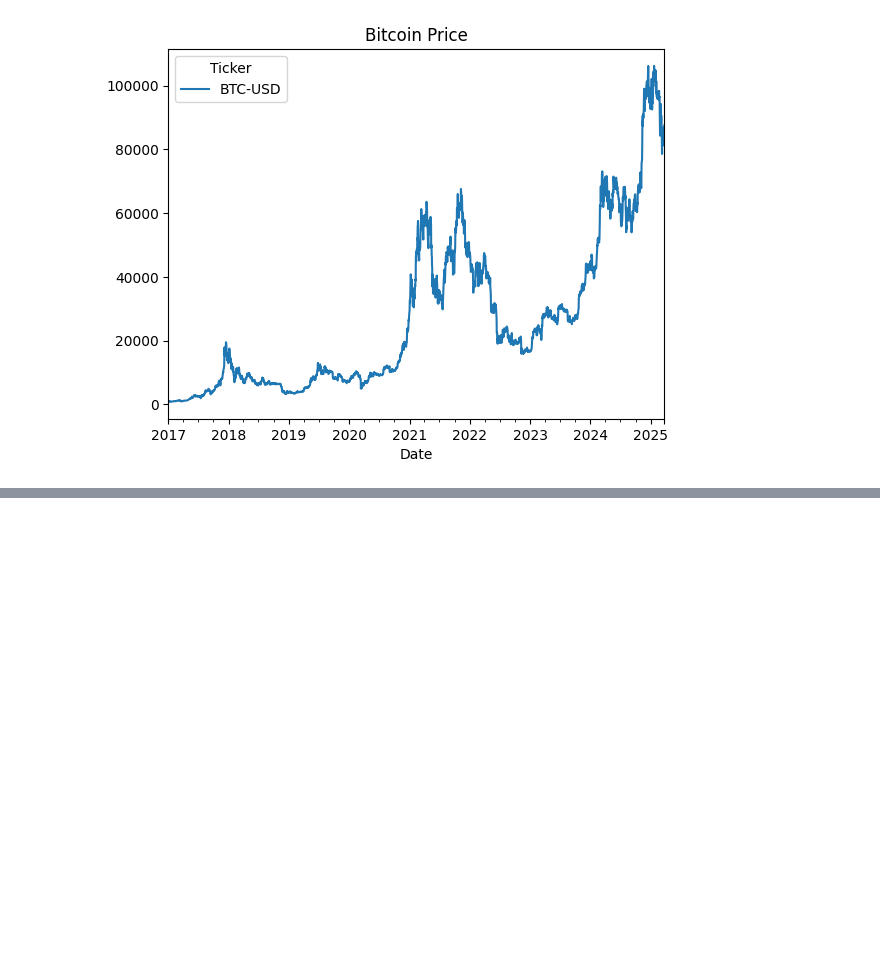
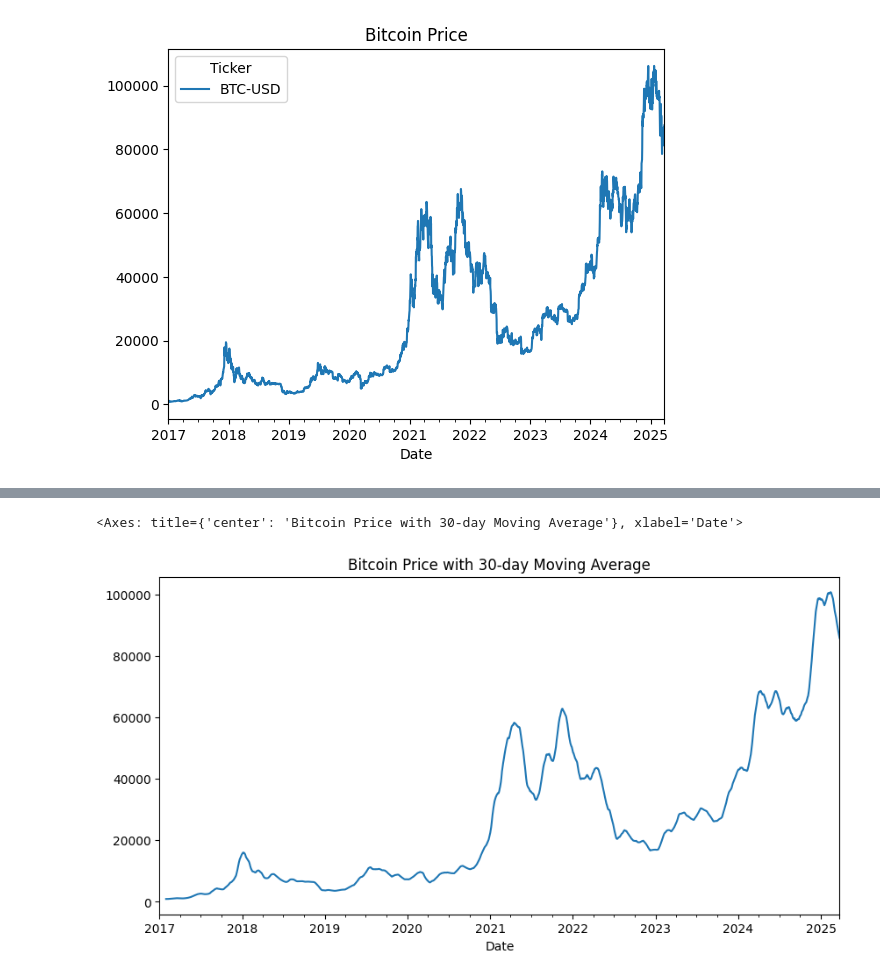
Before and after one commit to luizka00/bitcoin_data, a Jupyter notebook: Untitled.ipynb, the cells around one changed output, grey strips where cells are left out. Cells and saved outputs as stored; diff of their text form; code cells hidden in the pictures; blank space fills up the shorter version.

Commit message:
Moving average

```diff
--- a/Untitled.ipynb
+++ b/Untitled.ipynb
@@ -68,3 +67,13 @@ btc_data['Close'].plot(title = "Bitcoin Price")
 # %% [output]
 <Axes: title={'center': 'Bitcoin Price'}, xlabel='Date'>
 [figure]
+# %%
+print(btc_data['Close'].isna().sum())
+print(btc_data.columns)
+
+#write a function to calculate moving average.
+def moving_average(data,window):
+    return data.rolling(window = window).mean()
+#calculate moving average for 30 days
+btc_data['MA30'] = moving_average(btc_data['Close', 'BTC-USD'], 30)
+print(btc_data[['MA30']])
@@ -70,0 +98,5 @@ btc_data['Close'].plot(title = "Bitcoin Price")
+# %%
+btc_data['MA30'].plot(title = "Bitcoin Price with 30-day Moving Average", figsize=(10,5), grid= False)
+# %% [output]
+<Axes: title={'center': 'Bitcoin Price with 30-day Moving Average'}, xlabel='Date'>
+[figure, added]
```
Also changed, not shown: parts of 2 cells of this notebook, 3 other files.
